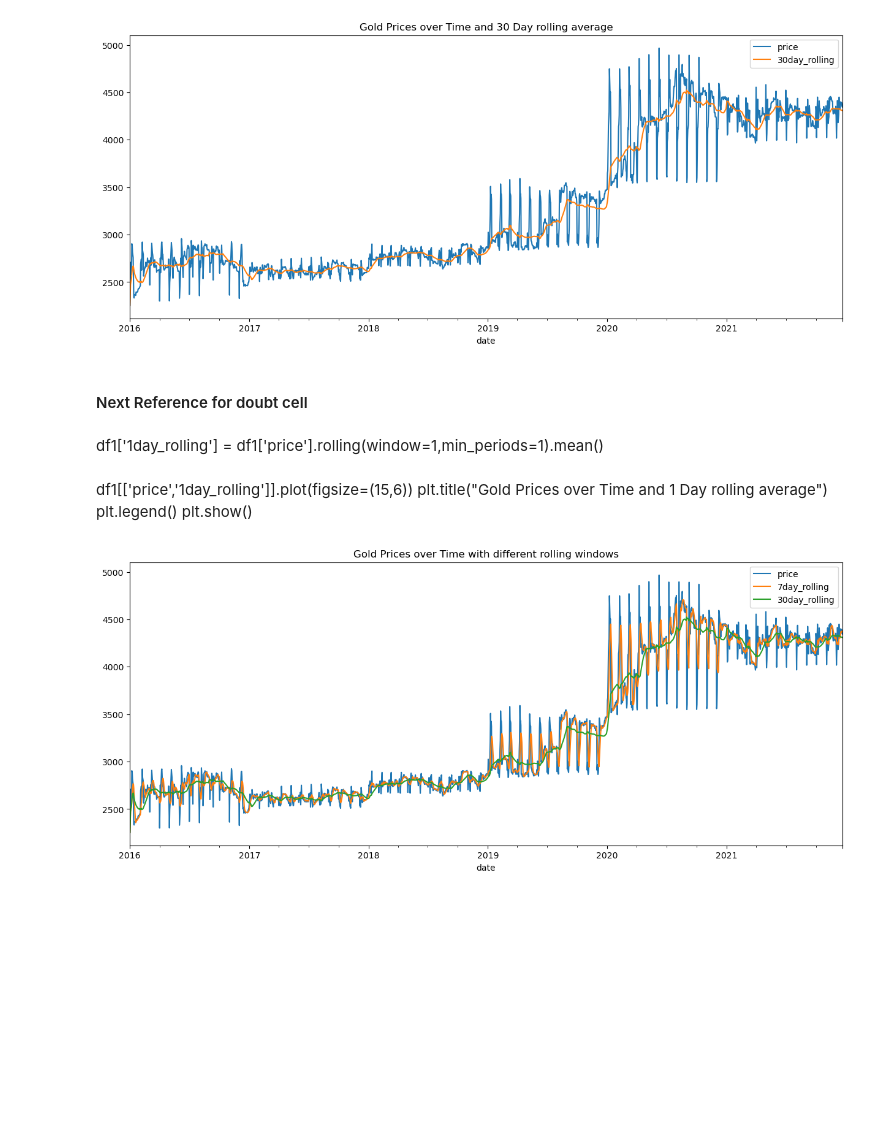
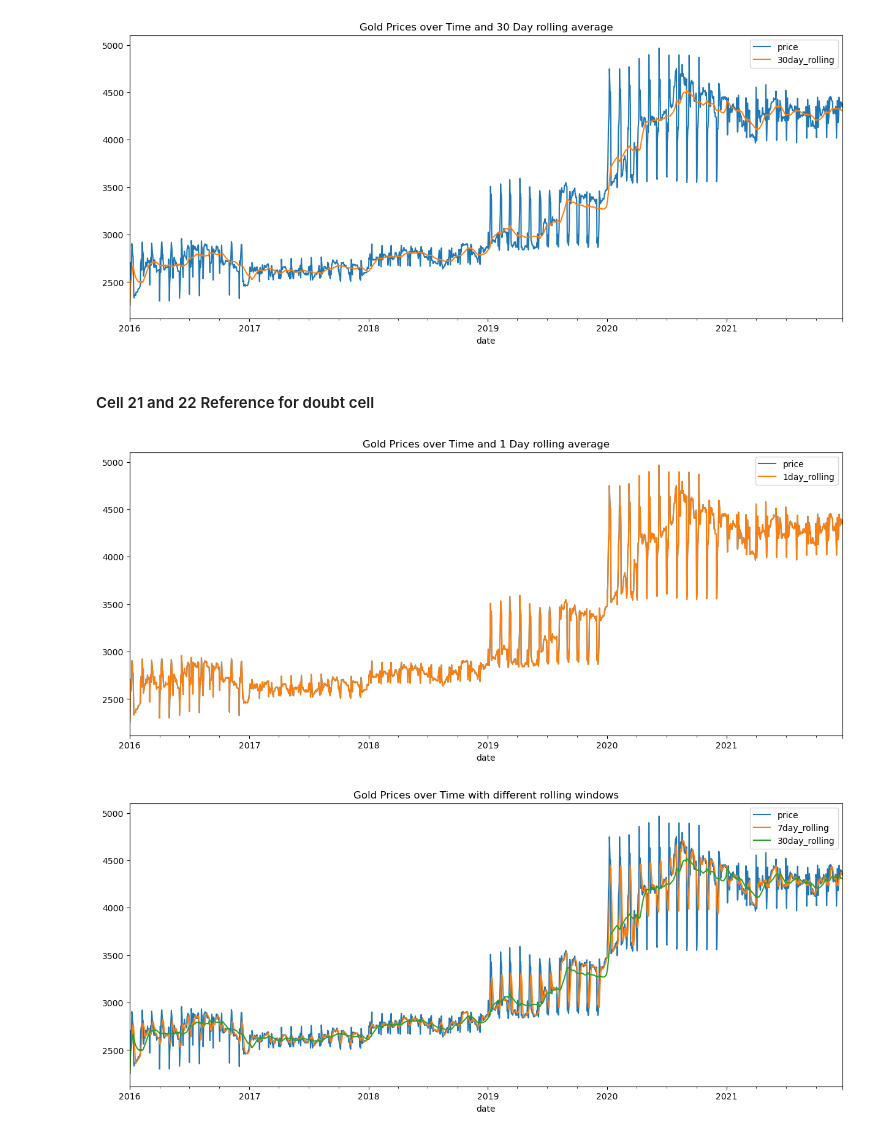
Before and after one commit to RadhaRamanJha/Gold-Price-Prediction, a Jupyter notebook: gold_price_prediction_EDA.ipynb, the cells around one changed output. Cells and saved outputs as stored; diff of their text form; code cells hidden in the pictures; blank space fills up the shorter version.

Commit message:
EDA for gold price data

```diff
--- a/gold_price_prediction_EDA.ipynb
+++ b/gold_price_prediction_EDA.ipynb
@@ -166,14 +166,16 @@ plt.show()
 # %% [output]
 [figure]
 # %% [markdown]
-####  Next Reference for doubt cell
+####  Cell 21 and 22  Reference for doubt cell
-# %% [markdown]
-df1['1day_rolling'] = df1['price'].rolling(window=1,min_periods=1).mean()
-# %% [markdown]
-df1[['price','1day_rolling']].plot(figsize=(15,6))
-plt.title("Gold Prices over Time and 1 Day rolling average")
-plt.legend()
-plt.show()
+# %%
+df1['1day_rolling'] = df1['price'].rolling(window=1,min_periods=1).mean()
+# %%
+df1[['price','1day_rolling']].plot(figsize=(15,6))
+plt.title("Gold Prices over Time and 1 Day rolling average")
+plt.legend()
+plt.show()
+# %% [output]
+[figure, added]
 # %%
 df1[['price','7day_rolling','30day_rolling']].plot(figsize= (15,6))
 plt.title("Gold Prices over Time with different rolling windows")
```
Also changed, not shown: parts of 14 cells of this notebook.
